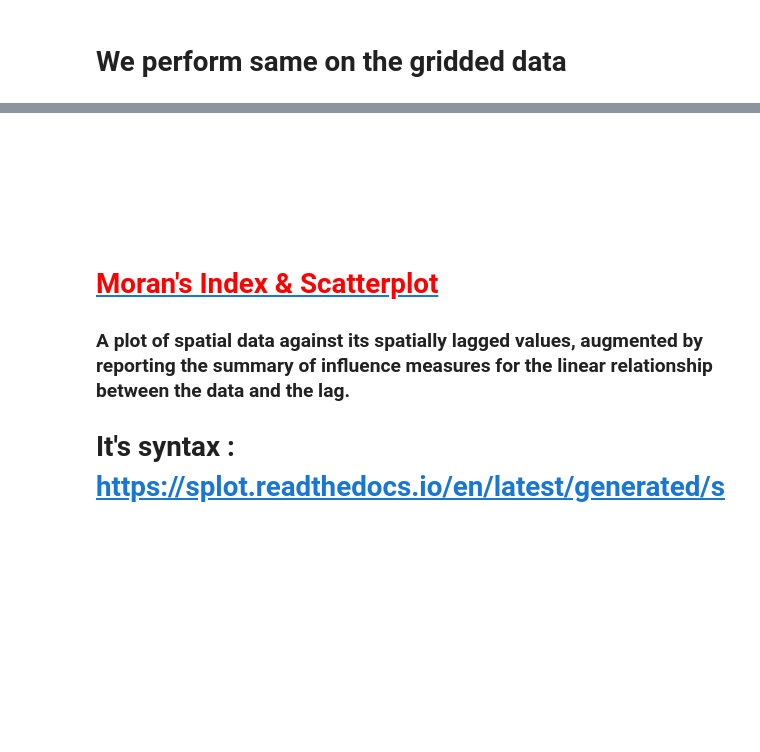
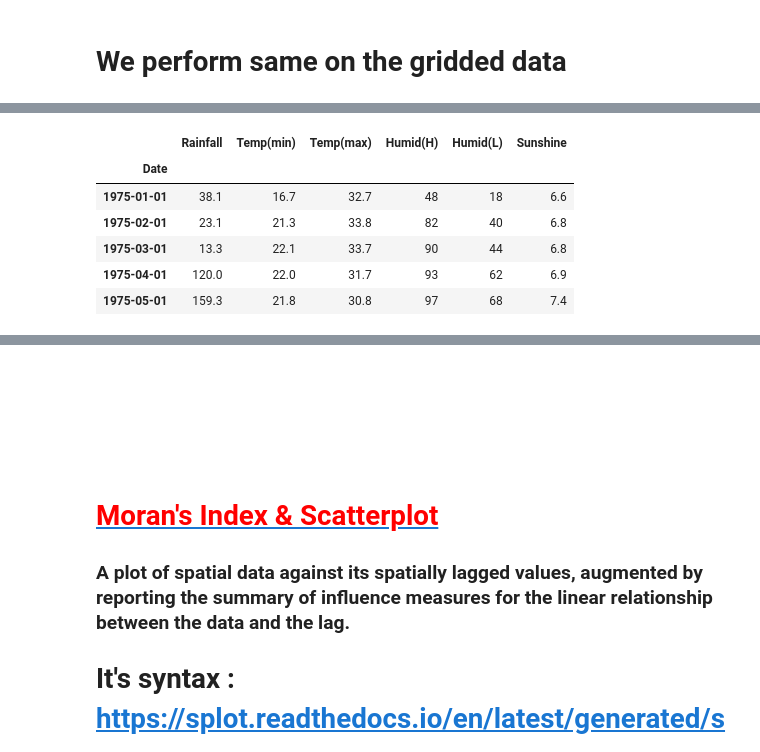
Before and after one commit to jeffjay88/WASCAL_SCourse_Statistics_2022, a Jupyter notebook: SCourse_Data_Statistics.ipynb, the cells around one changed output, grey strips where cells are left out. Saved outputs shown, nothing was run; the diff lists cells and outputs as text; code cells hidden in the pictures; blank space fills up the shorter version.

```diff
--- a/SCourse_Data_Statistics.ipynb
+++ b/SCourse_Data_Statistics.ipynb
@@ -887,2 +855,10 @@ graph = ic_algorithm.search(X, variable_types)
 # %%
-df_data_cor.head()
+df_GCT.head()
+# %% [output]
+|  | Rainfall | Temp(min) | Temp(max) | Humid(H) | Humid(L) | Sunshine |
+| Date |  |  |  |  |  |  |
+| 1975-01-01 | 38.1 | 16.7 | 32.7 | 48 | 18 | 6.6 |
+| 1975-02-01 | 23.1 | 21.3 | 33.8 | 82 | 40 | 6.8 |
+| 1975-03-01 | 13.3 | 22.1 | 33.7 | 90 | 44 | 6.8 |
+| 1975-04-01 | 120.0 | 22.0 | 31.7 | 93 | 62 | 6.9 |
+| 1975-05-01 | 159.3 | 21.8 | 30.8 | 97 | 68 | 7.4 |
```
Also changed, not shown: parts of 89 cells of this notebook.
